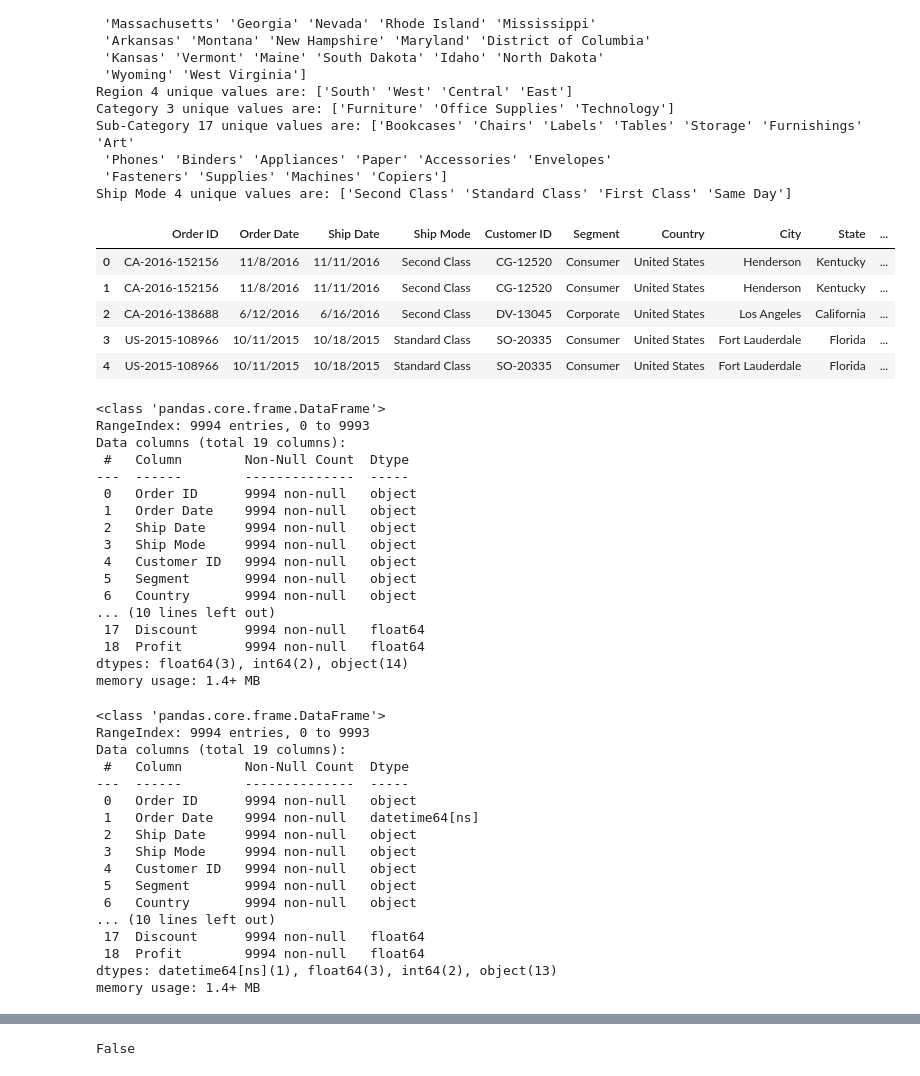
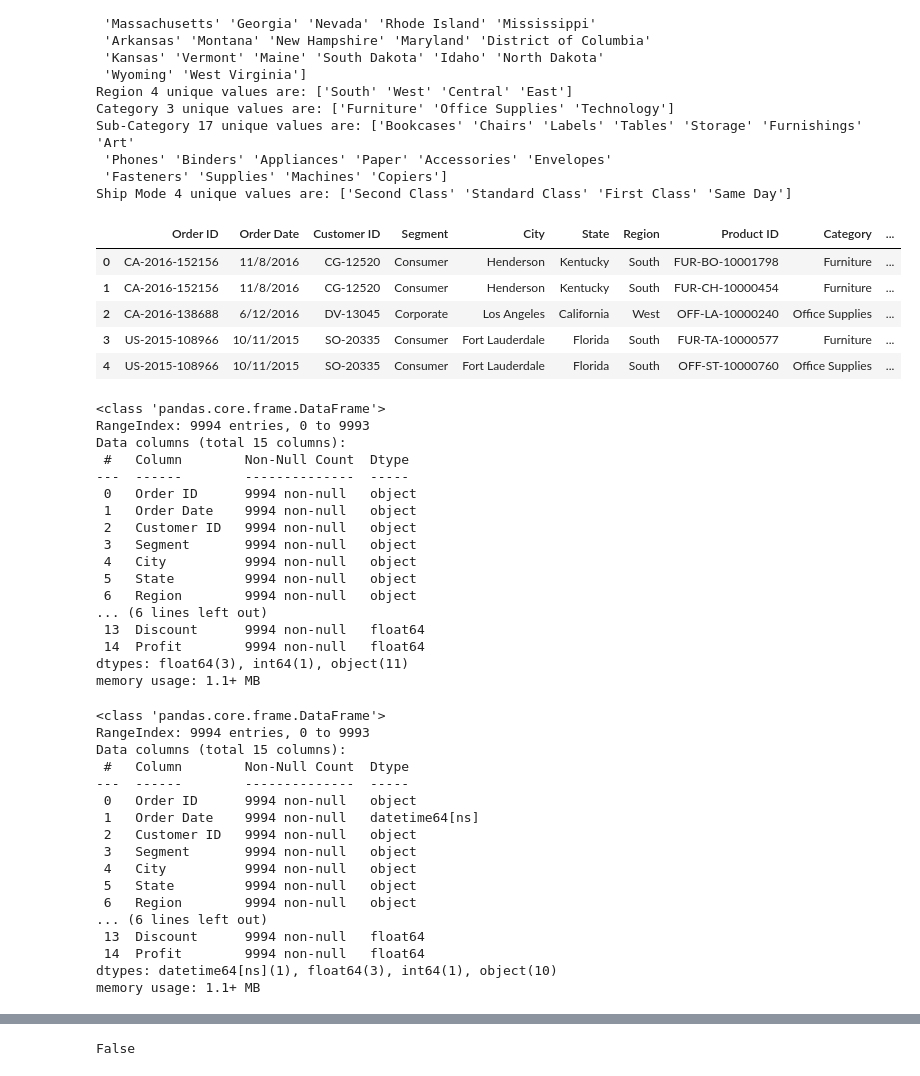
Before and after one commit to jhwong97/wqd7001-superstore-analysis-project, a Jupyter notebook: eda_Wing.ipynb, the cells around one changed output, grey strips where cells are left out. Saved outputs shown, nothing was run; the diff lists cells and outputs as text; code cells hidden in the pictures.

```diff
--- a/eda_Wing.ipynb
+++ b/eda_Wing.ipynb
@@ -65,36 +67,36 @@ Sub-Category 17 unique values are: ['Bookcases' 'Chairs' 'Labels' 'Tables' 'Stor
 Ship Mode 4 unique values are: ['Second Class' 'Standard Class' 'First Class' 'Same Day']
 # %%
 # drop unused columns
-df = df.drop(columns=['Row ID', 'Customer Name'])
+df = df.drop(columns=['Ship Date', 'Ship Mode', 'Country', 'Postal Code', 'Row ID', 'Customer Name'])
 df.head()
 # %% [output]
-|  | Order ID | Order Date | Ship Date | Ship Mode | Customer ID | Segment | Country | City | State | ... |
-| 0 | CA-2016-152156 | 11/8/2016 | 11/11/2016 | Second Class | CG-12520 | Consumer | United States | Henderson | Kentucky | ... |
-| 1 | CA-2016-152156 | 11/8/2016 | 11/11/2016 | Second Class | CG-12520 | Consumer | United States | Henderson | Kentucky | ... |
-| 2 | CA-2016-138688 | 6/12/2016 | 6/16/2016 | Second Class | DV-13045 | Corporate | United States | Los Angeles | California | ... |
-| 3 | US-2015-108966 | 10/11/2015 | 10/18/2015 | Standard Class | SO-20335 | Consumer | United States | Fort Lauderdale | Florida | ... |
-| 4 | US-2015-108966 | 10/11/2015 | 10/18/2015 | Standard Class | SO-20335 | Consumer | United States | Fort Lauderdale | Florida | ... |
+|  | Order ID | Order Date | Customer ID | Segment | City | State | Region | Product ID | Category | ... |
+| 0 | CA-2016-152156 | 11/8/2016 | CG-12520 | Consumer | Henderson | Kentucky | South | FUR-BO-10001798 | Furniture | ... |
+| 1 | CA-2016-152156 | 11/8/2016 | CG-12520 | Consumer | Henderson | Kentucky | South | FUR-CH-10000454 | Furniture | ... |
+| 2 | CA-2016-138688 | 6/12/2016 | DV-13045 | Corporate | Los Angeles | California | West | OFF-LA-10000240 | Office Supplies | ... |
+| 3 | US-2015-108966 | 10/11/2015 | SO-20335 | Consumer | Fort Lauderdale | Florida | South | FUR-TA-10000577 | Furniture | ... |
+| 4 | US-2015-108966 | 10/11/2015 | SO-20335 | Consumer | Fort Lauderdale | Florida | South | OFF-ST-10000760 | Office Supplies | ... |
 # %%
 # check data info
 df.info()
 # %% [output]
 <class 'pandas.core.frame.DataFrame'>
 RangeIndex: 9994 entries, 0 to 9993
-Data columns (total 19 columns):
+Data columns (total 15 columns):
  #   Column        Non-Null Count  Dtype
 ---  ------        --------------  -----
  0   Order ID      9994 non-null   object
  1   Order Date    9994 non-null   object
- 2   Ship Date     9994 non-null   object
- 3   Ship Mode     9994 non-null   object
- 4   Customer ID   9994 non-null   object
- 5   Segment       9994 non-null   object
- 6   Country       9994 non-null   object
-... (10 lines left out)
- 17  Discount      9994 non-null   float64
- 18  Profit        9994 non-null   float64
-dtypes: float64(3), int64(2), object(14)
-memory usage: 1.4+ MB
+ 2   Customer ID   9994 non-null   object
+ 3   Segment       9994 non-null   object
+ 4   City          9994 non-null   object
+ 5   State         9994 non-null   object
+ 6   Region        9994 non-null   object
+... (6 lines left out)
+ 13  Discount      9994 non-null   float64
+ 14  Profit        9994 non-null   float64
+dtypes: float64(3), int64(1), object(11)
+memory usage: 1.1+ MB
 # %%
 # convert df['Order Date] to datetime
 df['Order Date'] = pd.to_datetime(df['Order Date'])
@@ -102,21 +104,21 @@ df.info()
 # %% [output]
 <class 'pandas.core.frame.DataFrame'>
 RangeIndex: 9994 entries, 0 to 9993
-Data columns (total 19 columns):
+Data columns (total 15 columns):
  #   Column        Non-Null Count  Dtype
 ---  ------        --------------  -----
  0   Order ID      9994 non-null   object
  1   Order Date    9994 non-null   datetime64[ns]
- 2   Ship Date     9994 non-null   object
- 3   Ship Mode     9994 non-null   object
- 4   Customer ID   9994 non-null   object
- 5   Segment       9994 non-null   object
- 6   Country       9994 non-null   object
-... (10 lines left out)
- 17  Discount      9994 non-null   float64
- 18  Profit        9994 non-null   float64
-dtypes: datetime64[ns](1), float64(3), int64(2), object(13)
-memory usage: 1.4+ MB
+ 2   Customer ID   9994 non-null   object
+ 3   Segment       9994 non-null   object
+ 4   City          9994 non-null   object
+ 5   State         9994 non-null   object
+ 6   Region        9994 non-null   object
+... (6 lines left out)
+ 13  Discount      9994 non-null   float64
+ 14  Profit        9994 non-null   float64
+dtypes: datetime64[ns](1), float64(3), int64(1), object(10)
+memory usage: 1.1+ MB
 # %%
 df.describe(include='all').T
 # %% [output]
```
Also changed, not shown: parts of 35 cells of this notebook.
